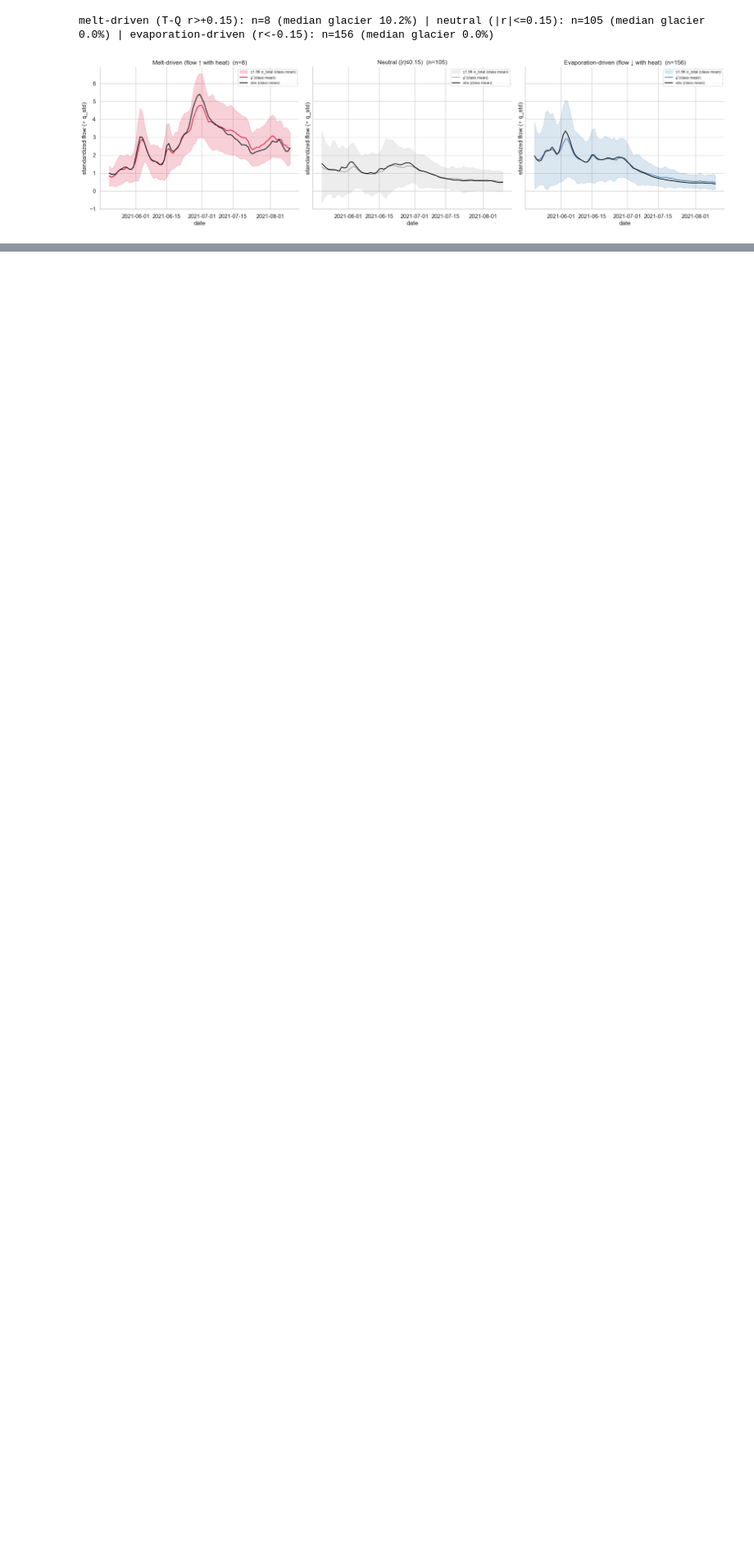
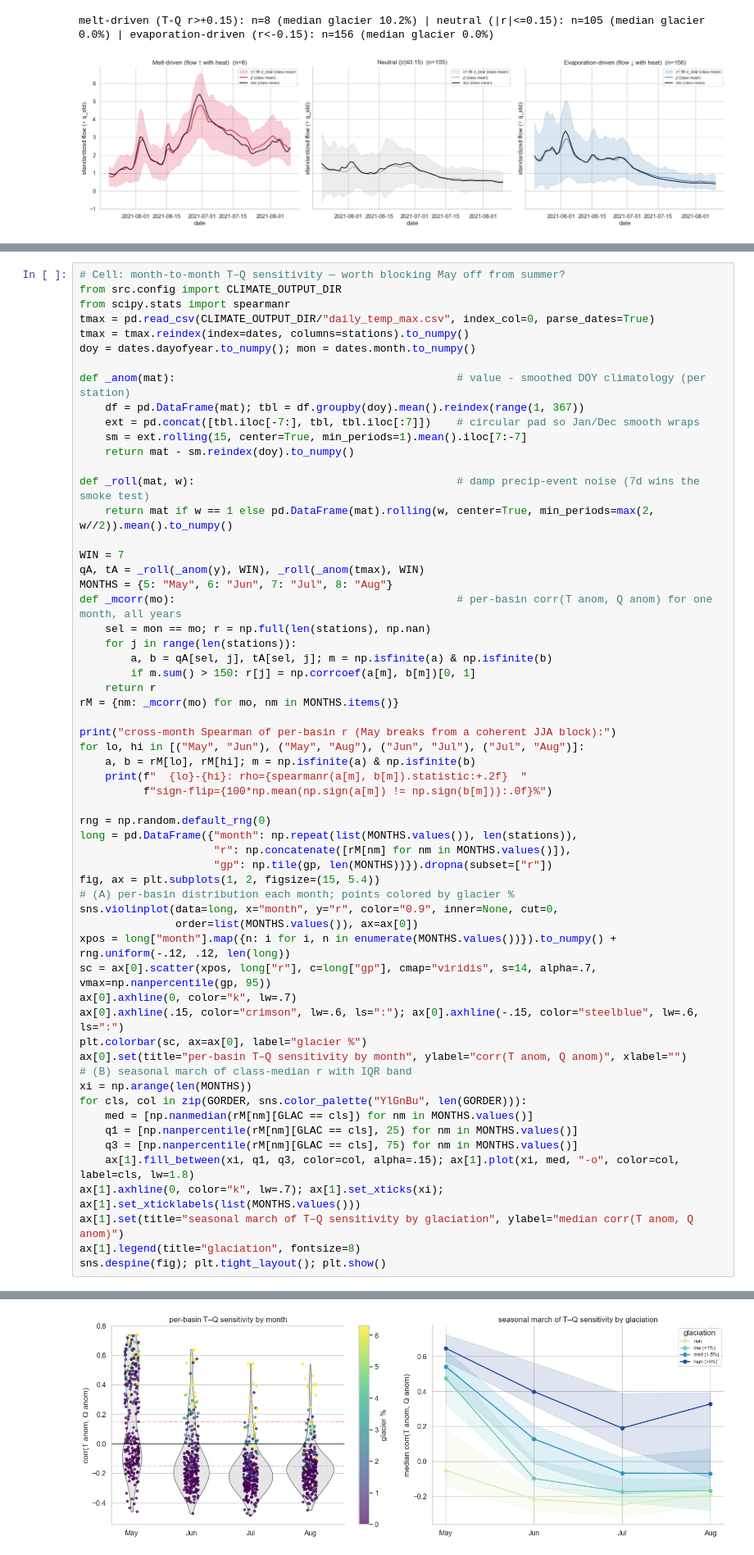
Before and after one commit to TWilson05/EA-LSTM-Streamflow, a Jupyter notebook: notebooks/EXP6_MVE_Calibration.ipynb, the cells around one changed output, grey strips where cells are left out. Shown at 82% size. Drawn from its saved outputs; the diff is of its cells as text; blank space fills up the shorter version.

```diff
--- a/notebooks/EXP6_MVE_Calibration.ipynb
+++ b/notebooks/EXP6_MVE_Calibration.ipynb
@@ -126,0 +135,60 @@ melt-driven (T-Q r>+0.15): n=8 (median glacier 10.2%) | neutral (|r|<=0.15): n=1
+# %%
+# Cell: month-to-month T–Q sensitivity — worth blocking May off from summer?
+from src.config import CLIMATE_OUTPUT_DIR
+from scipy.stats import spearmanr
+tmax = pd.read_csv(CLIMATE_OUTPUT_DIR/"daily_temp_max.csv", index_col=0, parse_dates=True)
+tmax = tmax.reindex(index=dates, columns=stations).to_numpy()
+doy = dates.dayofyear.to_numpy(); mon = dates.month.to_numpy()
+
+def _anom(mat):                                            # value - smoothed DOY climatology (per station)
+    df = pd.DataFrame(mat); tbl = df.groupby(doy).mean().reindex(range(1, 367))
+    ext = pd.concat([tbl.iloc[-7:], tbl, tbl.iloc[:7]])    # circular pad so Jan/Dec smooth wraps
+    sm = ext.rolling(15, center=True, min_periods=1).mean().iloc[7:-7]
+    return mat - sm.reindex(doy).to_numpy()
+
+def _roll(mat, w):                                         # damp precip-event noise (7d wins the smoke test)
+    return mat if w == 1 else pd.DataFrame(mat).rolling(w, center=True, min_periods=max(2, w//2)).mean().to_numpy()
+
+WIN = 7
+qA, tA = _roll(_anom(y), WIN), _roll(_anom(tmax), WIN)
+MONTHS = {5: "May", 6: "Jun", 7: "Jul", 8: "Aug"}
+def _mcorr(mo):                                            # per-basin corr(T anom, Q anom) for one month, all years
+    sel = mon == mo; r = np.full(len(stations), np.nan)
+    for j in range(len(stations)):
+        a, b = qA[sel, j], tA[sel, j]; m = np.isfinite(a) & np.isfinite(b)
+        if m.sum() > 150: r[j] = np.corrcoef(a[m], b[m])[0, 1]
+    return r
+rM = {nm: _mcorr(mo) for mo, nm in MONTHS.items()}
+
+print("cross-month Spearman of per-basin r (May breaks from a coherent JJA block):")
+for lo, hi in [("May", "Jun"), ("May", "Aug"), ("Jun", "Jul"), ("Jul", "Aug")]:
+    a, b = rM[lo], rM[hi]; m = np.isfinite(a) & np.isfinite(b)
+    print(f"  {lo}-{hi}: rho={spearmanr(a[m], b[m]).statistic:+.2f}  "
+          f"sign-flip={100*np.mean(np.sign(a[m]) != np.sign(b[m])):.0f}%")
+
+rng = np.random.default_rng(0)
+long = pd.DataFrame({"month": np.repeat(list(MONTHS.values()), len(stations)),
+                     "r": np.concatenate([rM[nm] for nm in MONTHS.values()]),
+                     "gp": np.tile(gp, len(MONTHS))}).dropna(subset=["r"])
+fig, ax = plt.subplots(1, 2, figsize=(15, 5.4))
+# (A) per-basin distribution each month; points colored by glacier %
+sns.violinplot(data=long, x="month", y="r", color="0.9", inner=None, cut=0,
+               order=list(MONTHS.values()), ax=ax[0])
+xpos = long["month"].map({n: i for i, n in enumerate(MONTHS.values())}).to_numpy() + rng.uniform(-.12, .12, len(long))
+sc = ax[0].scatter(xpos, long["r"], c=long["gp"], cmap="viridis", s=14, alpha=.7, vmax=np.nanpercentile(gp, 95))
+ax[0].axhline(0, color="k", lw=.7)
+ax[0].axhline(.15, color="crimson", lw=.6, ls=":"); ax[0].axhline(-.15, color="steelblue", lw=.6, ls=":")
+plt.colorbar(sc, ax=ax[0], label="glacier %")
+ax[0].set(title="per-basin T–Q sensitivity by month", ylabel="corr(T anom, Q anom)", xlabel="")
+# (B) seasonal march of class-median r with IQR band
+xi = np.arange(len(MONTHS))
+for cls, col in zip(GORDER, sns.color_palette("YlGnBu", len(GORDER))):
+    med = [np.nanmedian(rM[nm][GLAC == cls]) for nm in MONTHS.values()]
+    q1 = [np.nanpercentile(rM[nm][GLAC == cls], 25) for nm in MONTHS.values()]
+    q3 = [np.nanpercentile(rM[nm][GLAC == cls], 75) for nm in MONTHS.values()]
+    ax[1].fill_between(xi, q1, q3, color=col, alpha=.15); ax[1].plot(xi, med, "-o", color=col, label=cls, lw=1.8)
+ax[1].axhline(0, color="k", lw=.7); ax[1].set_xticks(xi); ax[1].set_xticklabels(list(MONTHS.values()))
+ax[1].set(title="seasonal march of T–Q sensitivity by glaciation", ylabel="median corr(T anom, Q anom)")
+ax[1].legend(title="glaciation", fontsize=8)
+sns.despine(fig); plt.tight_layout(); plt.show()
+# %% [output]
@@ -126,0 +200 @@ melt-driven (T-Q r>+0.15): n=8 (median glacier 10.2%) | neutral (|r|<=0.15): n=1
+[figure, added]
```
Also changed, not shown: parts of 6 cells of this notebook.
